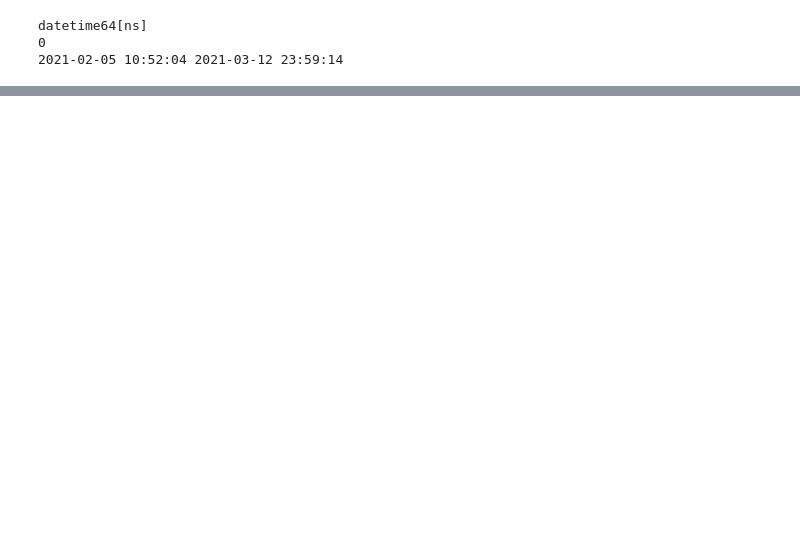
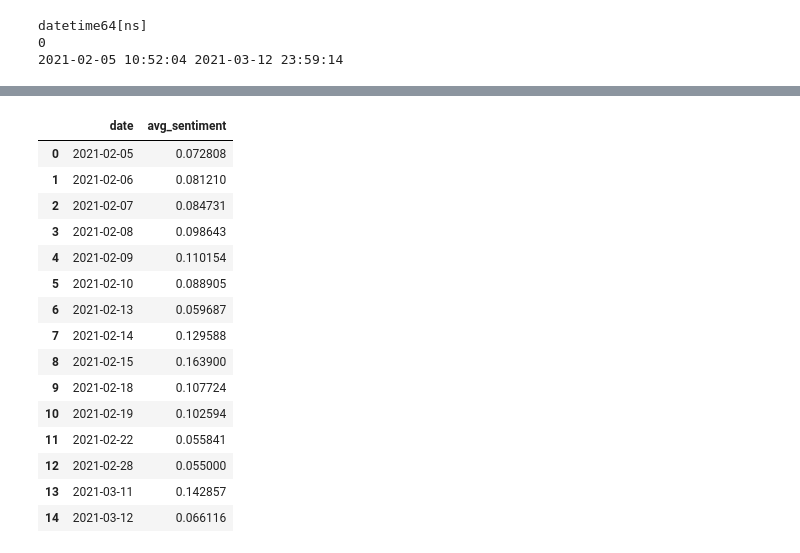
Before and after one commit to stoyanvalchev/bitcoin_sentiment_analsyis, a Jupyter notebook: bitcoin_prediction.ipynb, the cells around one changed output, grey strips where cells are left out. Saved outputs shown, nothing was run; the diff lists cells and outputs as text; code cells hidden in the pictures; blank space fills up the shorter version.

```diff
--- a/bitcoin_prediction.ipynb
+++ b/bitcoin_prediction.ipynb
@@ -61,12 +106,30 @@ df_sentiment.to_csv("datasets/sentiment_tweets.csv", index=False)
 # %%
+df_sentiment = pd.read_csv("datasets/sentiment_tweets.csv", parse_dates=['date'])
 sentiment_score = {'Positive': 1, 'Neutral': 0, 'Negative': -1}
-df_clean['sentiment_score'] = df_clean['sentiment'].map(sentiment_score)
+df_sentiment['sentiment_score'] = df_sentiment['sentiment'].map(sentiment_score)
 
 # Aggregate sentiment per day
-hourly_sentiment = df_clean.groupby(df_clean['date'].dt.floor('h'))['sentiment_score'].mean().reset_index()
-hourly_sentiment.columns = ['date', 'avg_sentiment']
+daily_sentiment = df_sentiment.groupby(df_sentiment['date'].dt.floor('d'))['sentiment_score'].mean().reset_index()
+daily_sentiment.columns = ['date', 'avg_sentiment']
 
-hourly_sentiment
+daily_sentiment
+# %% [output]
+|  | date | avg_sentiment |
+| 0 | 2021-02-05 | 0.072808 |
+| 1 | 2021-02-06 | 0.081210 |
+| 2 | 2021-02-07 | 0.084731 |
+| 3 | 2021-02-08 | 0.098643 |
+| 4 | 2021-02-09 | 0.110154 |
+| 5 | 2021-02-10 | 0.088905 |
+| 6 | 2021-02-13 | 0.059687 |
+| 7 | 2021-02-14 | 0.129588 |
+| 8 | 2021-02-15 | 0.163900 |
+| 9 | 2021-02-18 | 0.107724 |
+| 10 | 2021-02-19 | 0.102594 |
+| 11 | 2021-02-22 | 0.055841 |
+| 12 | 2021-02-28 | 0.055000 |
+| 13 | 2021-03-11 | 0.142857 |
+| 14 | 2021-03-12 | 0.066116 |
 # %%
 import yfinance as yf
 
```
Also changed, not shown: parts of 48 cells of this notebook, 1 other file.
